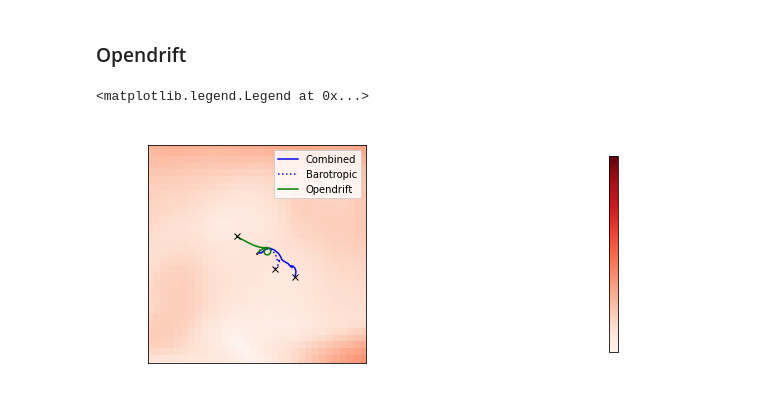
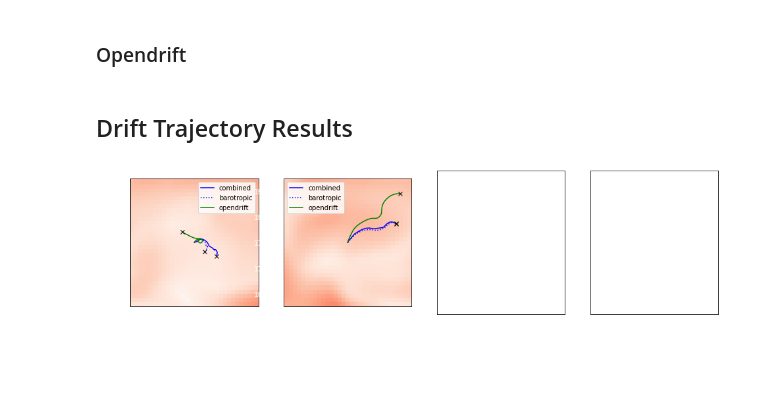
Before and after one commit to sintefmath/reduced-gravity-ocean-model, a Jupyter notebook: notebooks/simTest-CombinedCDKLM16.ipynb, the cells around one changed output. Cells and saved outputs as stored; diff of their text form; code cells hidden in the pictures; blank space fills up the shorter version.

Commit message:
plot multiple drifters

```diff
--- a/notebooks/simTest-CombinedCDKLM16.ipynb
+++ b/notebooks/simTest-CombinedCDKLM16.ipynb
@@ -347,8 +347,8 @@ trajectories = Observation.Observation(**observation_args)
 baroclinic_trajectories = Observation.Observation(**observation_args)
 barotropic_trajectories = Observation.Observation(**observation_args)
 # %%
-initx = [200000]
-inity = [175000]
+initx = [200000, 175000]
+inity = [175000, 175000]
 # %%
 num_drifters = len(initx)
 
@@ -430,32 +405,0 @@ def plot_background(sims):
-# %%
-def plot_one_drifter(ax, sims, trajectory_forecast, label=None, c="blue", ls="-"):
-
-    drifter_ids = np.arange(trajectory_forecast.get_num_drifters(ignoreBuoys=True))
-
-    num_drifters = len(drifter_ids)
-
-    drifter_paths = [None]*num_drifters
-
-    forecast_start_t = 0
-    forecast_end_t = sims.t
-
-    for i in range(num_drifters):
-        drifter_paths[i] = trajectory_forecast.get_drifter_path(drifter_ids[i], forecast_start_t, forecast_end_t, in_km = False)
-
-    for drifter_path in drifter_paths:
-        for path in drifter_path:
-
-            ax.plot(path[:,0], path[:,1], color=c, ls=ls, zorder=5, label=label)
-
-            # Mark start and end of true path
-            start_pos = drifter_path[0][0,:]
-            end_pos   = drifter_path[-1][-1,:]
-
-            circ_start = matplotlib.patches.Circle((start_pos[0], start_pos[1]),
-                                                    20, color = 'xkcd:scarlet',
-                                                    fill=False, zorder=10)
-            ax.add_patch(circ_start)
-            ax.plot(end_pos[0], end_pos[1], 'x', color='k', zorder=11)
-
-            ax.set_xlim(start_pos[0] + np.array([-12500,12500]))
-            ax.set_ylim(start_pos[1] + np.array([-12500,12500]))
@@ -478,12 +414,5 @@ from utils.utilsOpenDrift import *
 lon, lat = xygpuocean2lonlat(source_url_list[0], initx, inity, case_info["x0"], case_info["y0"])
 oceandrift = simulate_opendrift(source_url_list[0], lat= lat, lon= lon, velocity_average=False) #no wind
 opendrift_trajectories = opendriftObj2gpuoceanObs(oceandrift, case_info["x0"], case_info["x1"], case_info["y0"], case_info["y1"], source_url_list[0])
-# %%
-ax = plot_background(sims)
-plot_one_drifter(ax, sims, trajectories, "Combined")
-plot_one_drifter(ax, sims, barotropic_trajectories, "Barotropic", ls=":")
-plot_one_drifter(ax, sims, opendrift_trajectories, "Opendrift", c="green")
-ax.legend(labelcolor="black")
-# %% [output]
-<matplotlib.legend.Legend at 0x...>
-[figure, removed]
+# %% [markdown]
+## Drift Trajectory Results
@@ -489,0 +481,4 @@ ax.legend(labelcolor="black")
+# %%
+plot_all_drifters(sims, trajectories, barotropic_trajectories, opendrift_trajectories)
+# %% [output]
+[figure, added]
```
Also changed, not shown: parts of 5 cells of this notebook.
